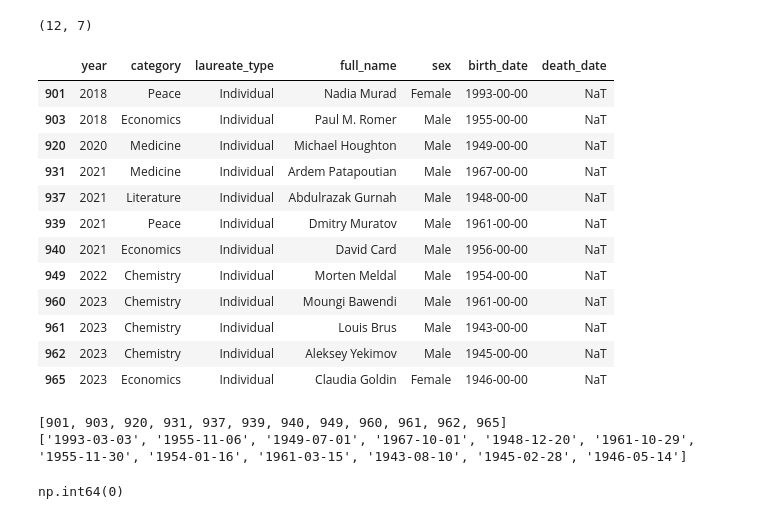
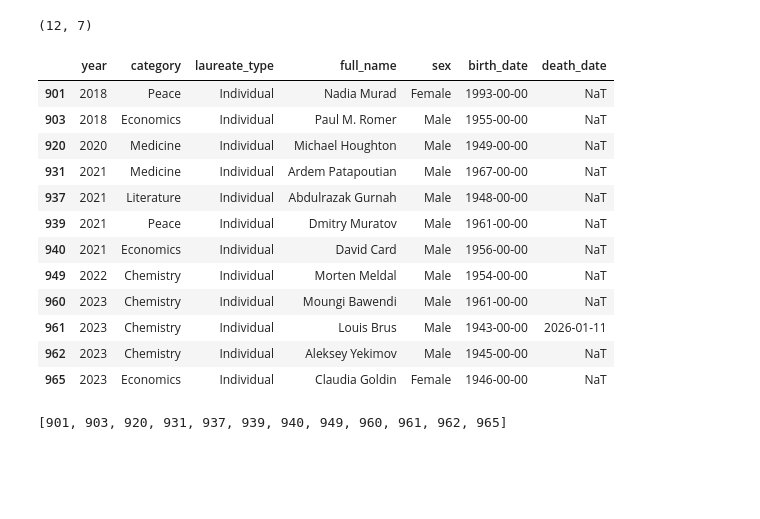
Before and after one commit to MichaelSzczepaniak/DSPortfolio, a Jupyter notebook: Nobel_Winners/NobelWinners.ipynb, the cells around one changed output. Saved outputs shown, nothing was run; the diff lists cells and outputs as text; code cells hidden in the pictures; blank space fills up the shorter version.

```diff
--- a/Nobel_Winners/NobelWinners.ipynb
+++ b/Nobel_Winners/NobelWinners.ipynb
@@ -755,33 +755,36 @@ df_no_orgs.loc[df_no_orgs['birth_date'].isnull(), relevant_cols]
 # fix the two missing birth dates - values found on wikipedia
 df_nobel.loc[df_nobel['full_name'] == 'Saul Perlmutter', 'birth_date'] = '1959-09-22'
 df_nobel.loc[df_nobel['full_name'] == 'Venkatraman Ramakrishnan', 'birth_date'] = '1952-04-05'
+# update recent death of Louis Brus
+df_nobel.loc[df_nobel['full_name'] == 'Louis Brus', 'death_date'] = '2026-01-11'
 # rebuild df_no_orgs with fixed birth dates
 df_no_orgs = df_nobel.loc[df_nobel['laureate_type'].isin(['Individual']), :]
+df_no_orgs = df_no_orgs.loc[:, relevant_cols]
 # %%
 # try to convert birth date strings to datetimes
 # df_no_orgs['birth_date'] = pd.to_datetime(df_no_orgs['birth_date'], format="%Y-%m-%d")
 # previous command generates: ValueError: time data "1993-00-00" doesn't match format "%Y-%m-%d", at position 901.
-df_no_orgs = df_no_orgs.reset_index()  # reset index so position and index align to make it easier to see problem records
+df_no_orgs = df_no_orgs.reset_index(drop=True)  # reset index so position and index align to make it easier to see problem records
 # find all birth dates that end with 00-00 - learned to look for this the hard way :-)
 df_only_bd_year = df_no_orgs.loc[df_no_orgs['birth_date'].str.endswith("00-00"), relevant_cols]
 print(df_only_bd_year.shape)  # (12, 7) so 12 problematic dates
 # %% [output]
 (12, 7)
 # %%
-df_only_bd_year.to_csv("./df_only_bd_year.csv", index_label='index')  # export ind's with only year for birth date
+# df_only_bd_year.to_csv("./df_only_bd_year.csv", index_label='index')  # export only year reported as bd, only do once
 df_only_bd_year
 # %% [output]
 |  | year | category | laureate_type | full_name | sex | birth_date | death_date |
 | 901 | 2018 | Peace | Individual | Nadia Murad | Female | 1993-00-00 | NaT |
 | 903 | 2018 | Economics | Individual | Paul M. Romer | Male | 1955-00-00 | NaT |
 | 920 | 2020 | Medicine | Individual | Michael Houghton | Male | 1949-00-00 | NaT |
 | 931 | 2021 | Medicine | Individual | Ardem Patapoutian | Male | 1967-00-00 | NaT |
 | 937 | 2021 | Literature | Individual | Abdulrazak Gurnah | Male | 1948-00-00 | NaT |
 | 939 | 2021 | Peace | Individual | Dmitry Muratov | Male | 1961-00-00 | NaT |
 | 940 | 2021 | Economics | Individual | David Card | Male | 1956-00-00 | NaT |
 | 949 | 2022 | Chemistry | Individual | Morten Meldal | Male | 1954-00-00 | NaT |
 | 960 | 2023 | Chemistry | Individual | Moungi Bawendi | Male | 1961-00-00 | NaT |
-| 961 | 2023 | Chemistry | Individual | Louis Brus | Male | 1943-00-00 | NaT |
+| 961 | 2023 | Chemistry | Individual | Louis Brus | Male | 1943-00-00 | 2026-01-11 |
 | 962 | 2023 | Chemistry | Individual | Aleksey Yekimov | Male | 1945-00-00 | NaT |
 | 965 | 2023 | Economics | Individual | Claudia Goldin | Female | 1946-00-00 | NaT |
 # %%
@@ -797,14 +800,3 @@ bd_fixes = ["1993-03-03", "1955-11-06", "1949-07-01", "1967-10-01",
 # print(bd_fixes)
 # %% [output]
 [901, 903, 920, 931, 937, 939, 940, 949, 960, 961, 962, 965]
-['1993-03-03', '1955-11-06', '1949-07-01', '1967-10-01', '1948-12-20', '1961-10-29', '1955-11-30', '1954-01-16', '1961-03-15', '1943-08-10', '1945-02-28', '1946-05-14']
-# %%
-# remove the organization laureate_type
-df_no_orgs = df_nobel.loc[df_nobel['laureate_type'].isin(['Individual']), :]
-df_no_orgs['birth_date'].isnull().sum()
-# df_no_orgs.shape  # (966, 19)
-# find incomplete birth dates
-
-# df_no_orgs.loc[df_no_orgs['birth_date'].str.endswith("00-00"), relevant_cols]
-# %% [output]
-np.int64(0)
```
Also changed, not shown: parts of 5 cells of this notebook, 1 other file.
